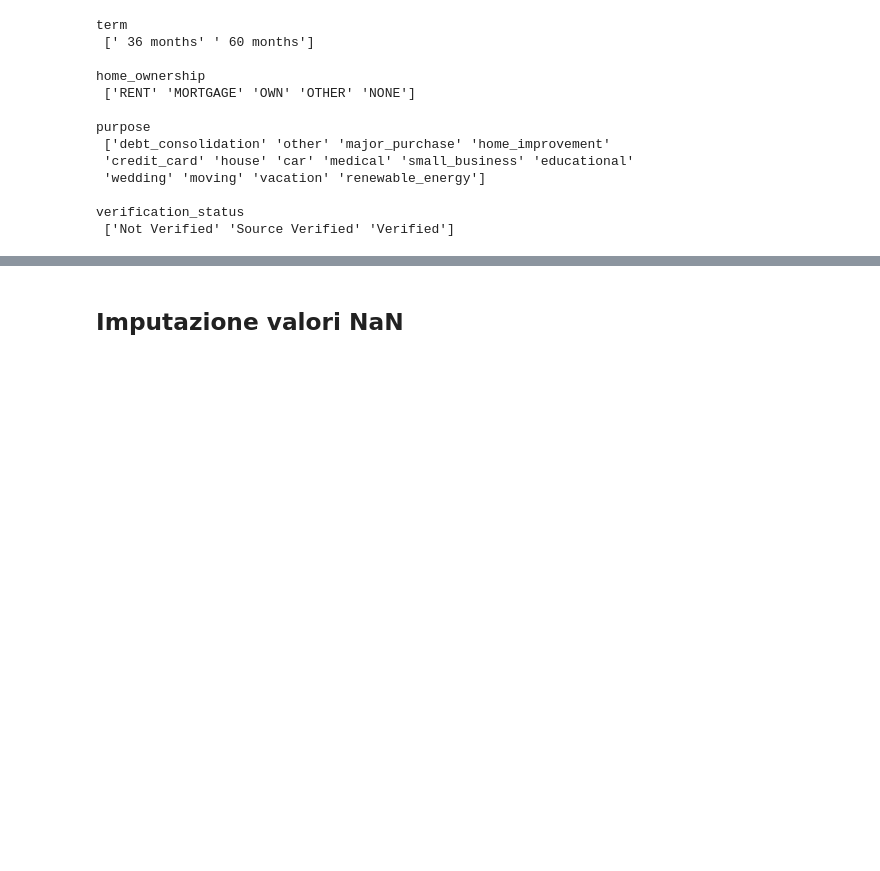
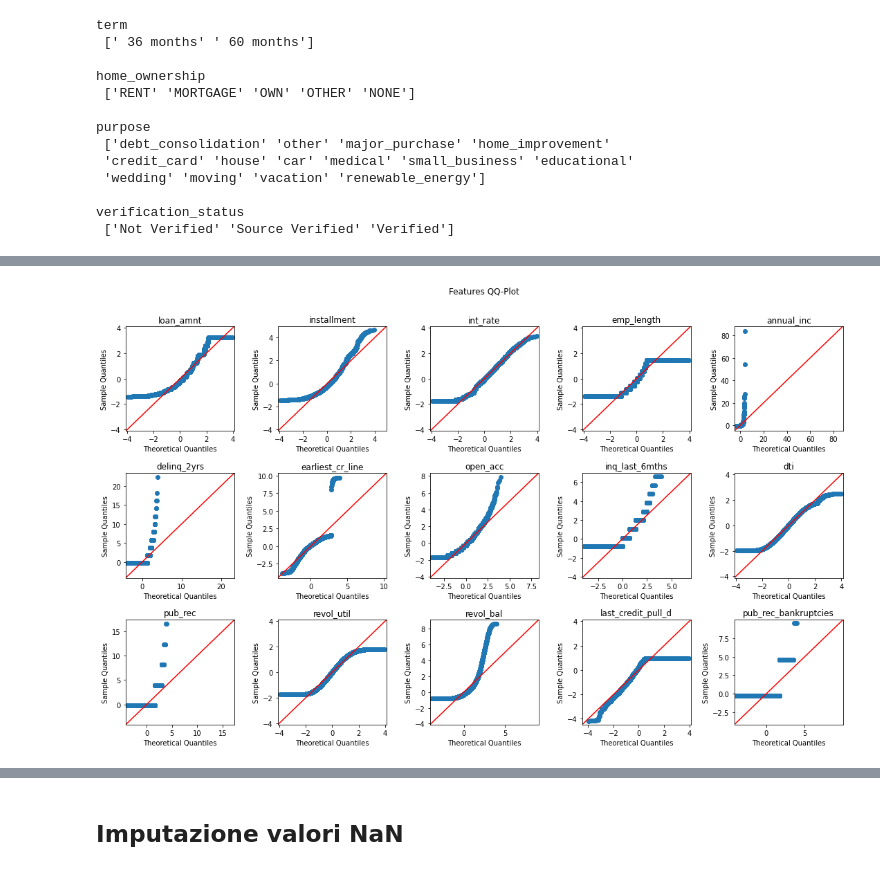
Before and after one commit to FabianoVeglianti/MachineLearningProject, a Jupyter notebook: loanRisk.ipynb, the cells around one changed output, grey strips where cells are left out. Cells and saved outputs as stored; diff of their text form; code cells hidden in the pictures; blank space fills up the shorter version.

```diff
--- a/loanRisk.ipynb
+++ b/loanRisk.ipynb
@@ -432,0 +547,11 @@ train_x_categorical.head()
+# %%
+counter = 0
+for col in train_x_numerical.columns:
+    iqr_value = iqr(train_x_numerical[col])
+    q1 = np.quantile(train_x_numerical[col], 0.25)
+    q3 = np.quantile(train_x_numerical[col], 0.75)
+    for i in range(0, train_x_numerical.shape[0]):
+        if train_x_numerical[col].iloc[i] > (q3+1.5*(iqr_value)) or train_x_numerical[col].iloc[i] < (q1 - 1.5*(iqr_value)):
+            counter = counter + 1
+    print(col, counter, counter/train_x_numerical[col].shape[0])  #TODO FORMATTARE MEGLIO
+    counter = 0
@@ -432,0 +581,16 @@ train_x_categorical.head()
+# %%
+fig, axes = plt.subplots(3, 5, figsize=(18, 10))
+fig.subplots_adjust(left=0.1,
+                    bottom=0.1,
+                    right=0.9,
+                    top=0.9,
+                    wspace=0.4,
+                    hspace=0.4)
+fig.suptitle('Features QQ-Plot')
+ax= axes.flatten()
+for i in range(0, train_x_numerical.columns.size):
+    ax[i].set_title(train_x_numerical.columns[i])
+    non_nan_values=train_x_numerical[train_x_numerical.columns[i]].dropna()
+    sm.qqplot(non_nan_values, line="45", fit = True, ax=ax[i])
+# %% [output]
+[figure, added]
```
Also changed, not shown: parts of 19 cells of this notebook.
